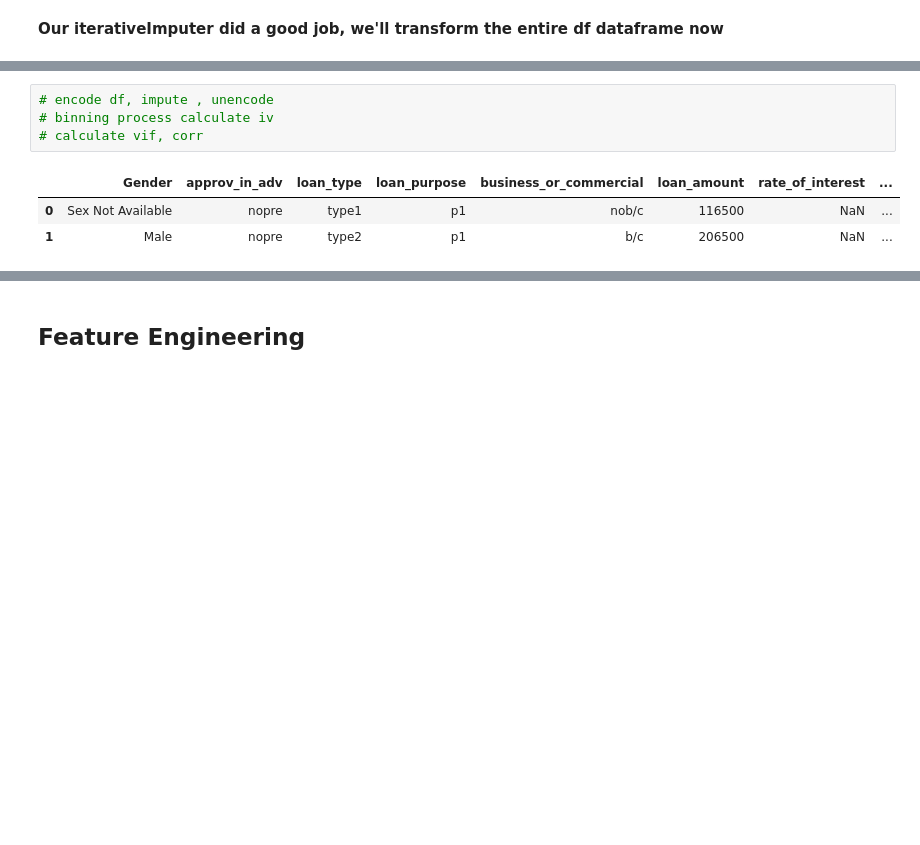
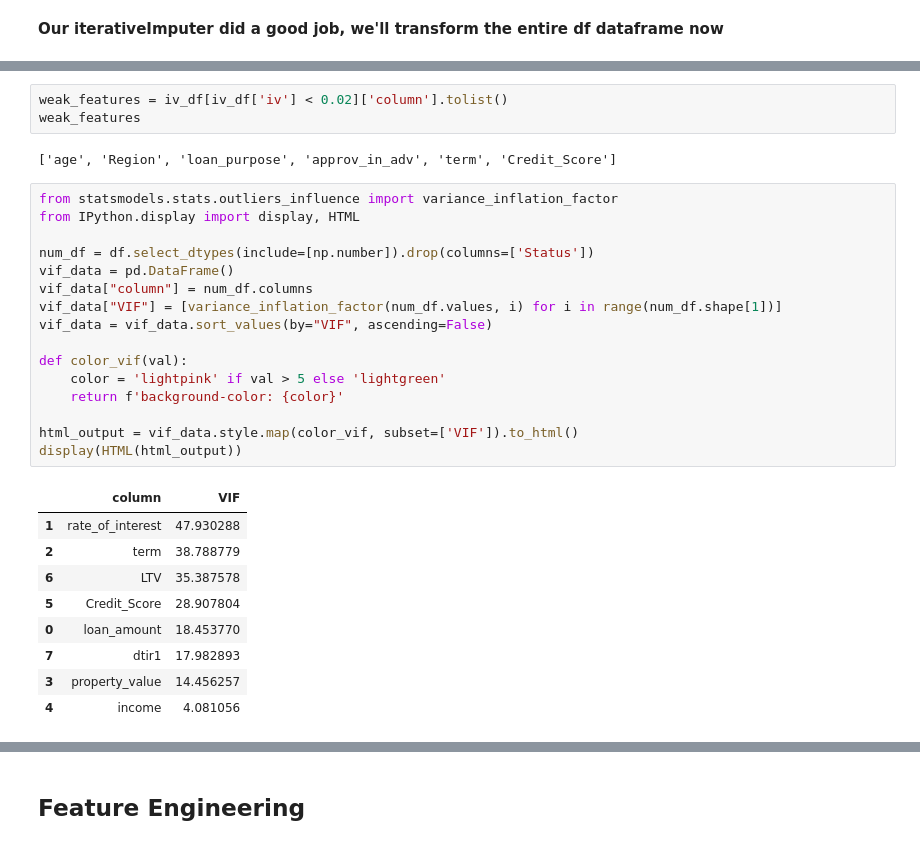
Before and after one commit to ethanhopkins101/DataScience-Projects, a Jupyter notebook: credit_card_customers/expected_loss.ipynb, the cells around one changed output, grey strips where cells are left out. Drawn from its saved outputs; the diff is of its cells as text; blank space fills up the shorter version.

```diff
--- a/credit_card_customers/expected_loss.ipynb
+++ b/credit_card_customers/expected_loss.ipynb
@@ -398,8 +462,31 @@ weighted avg       0.99      0.99      0.99     29117
+# %%
+weak_features = iv_df[iv_df['iv'] < 0.02]['column'].tolist()
+weak_features
+# %% [output]
+['age', 'Region', 'loan_purpose', 'approv_in_adv', 'term', 'Credit_Score']
 # %%
-# encode df, impute , unencode
-# binning process calculate iv
-# calculate vif, corr
+from statsmodels.stats.outliers_influence import variance_inflation_factor
+from IPython.display import display, HTML
+
+num_df = df.select_dtypes(include=[np.number]).drop(columns=['Status'])
+vif_data = pd.DataFrame()
+vif_data["column"] = num_df.columns
+vif_data["VIF"] = [variance_inflation_factor(num_df.values, i) for i in range(num_df.shape[1])]
+vif_data = vif_data.sort_values(by="VIF", ascending=False)
+
+def color_vif(val):
+    color = 'lightpink' if val > 5 else 'lightgreen'
+    return f'background-color: {color}'
+
+html_output = vif_data.style.map(color_vif, subset=['VIF']).to_html()
+display(HTML(html_output))
 # %% [output]
-|  | Gender | approv_in_adv | loan_type | loan_purpose | business_or_commercial | loan_amount | rate_of_interest | ... |
-| 0 | Sex Not Available | nopre | type1 | p1 | nob/c | 116500 | NaN | ... |
-| 1 | Male | nopre | type2 | p1 | b/c | 206500 | NaN | ... |
+|  | column | VIF |
+| 1 | rate_of_interest | 47.930288 |
+| 2 | term | 38.788779 |
+| 6 | LTV | 35.387578 |
+| 5 | Credit_Score | 28.907804 |
+| 0 | loan_amount | 18.453770 |
+| 7 | dtir1 | 17.982893 |
+| 3 | property_value | 14.456257 |
+| 4 | income | 4.081056 |
```
Also changed, not shown: parts of 10 cells of this notebook.
